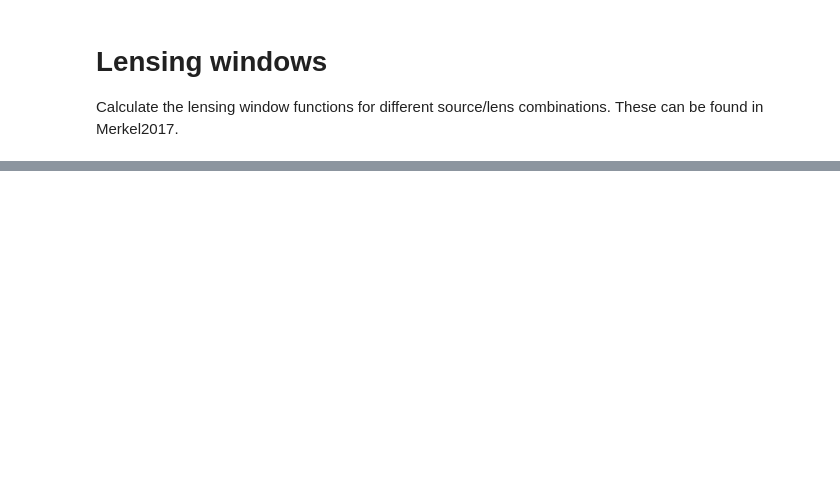
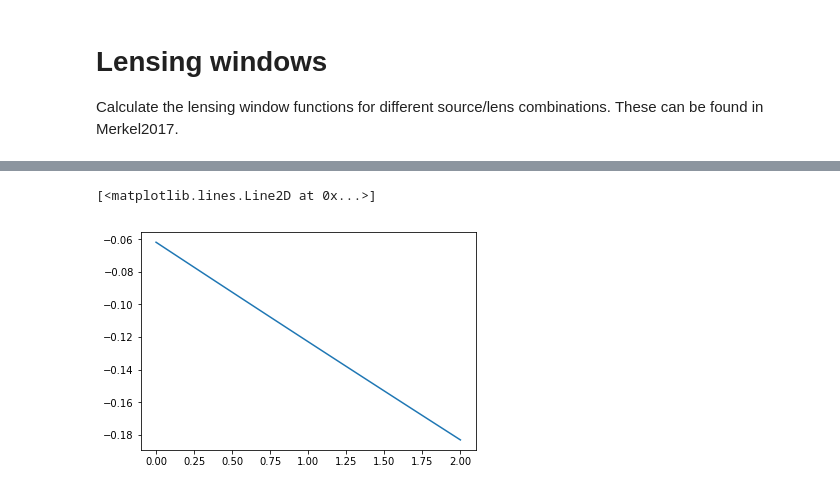
Before and after one commit to tmcclintock/Scratch-Work, a Jupyter notebook: lensing_efficiency/Lensing-window-functions.ipynb, the cells around one changed output, grey strips where cells are left out. Drawn from its saved outputs; the diff is of its cells as text; code cells hidden in the pictures; blank space fills up the shorter version.

```diff
--- a/lensing_efficiency/Lensing-window-functions.ipynb
+++ b/lensing_efficiency/Lensing-window-functions.ipynb
@@ -44,0 +46,9 @@ plt.plot(z, W_G)
+# %%
+def W_D(z):
+    zs = 1101
+    return 2*(1+z)*(chi(z)-chi(zs))/(chi(z)**2*chi(zs))
+
+plt.plot(z, [W_D(zi) for zi in z])
+# %% [output]
+[<matplotlib.lines.Line2D at 0x...>]
+[figure, added]
```
Also changed, not shown: parts of 2 cells of this notebook.
